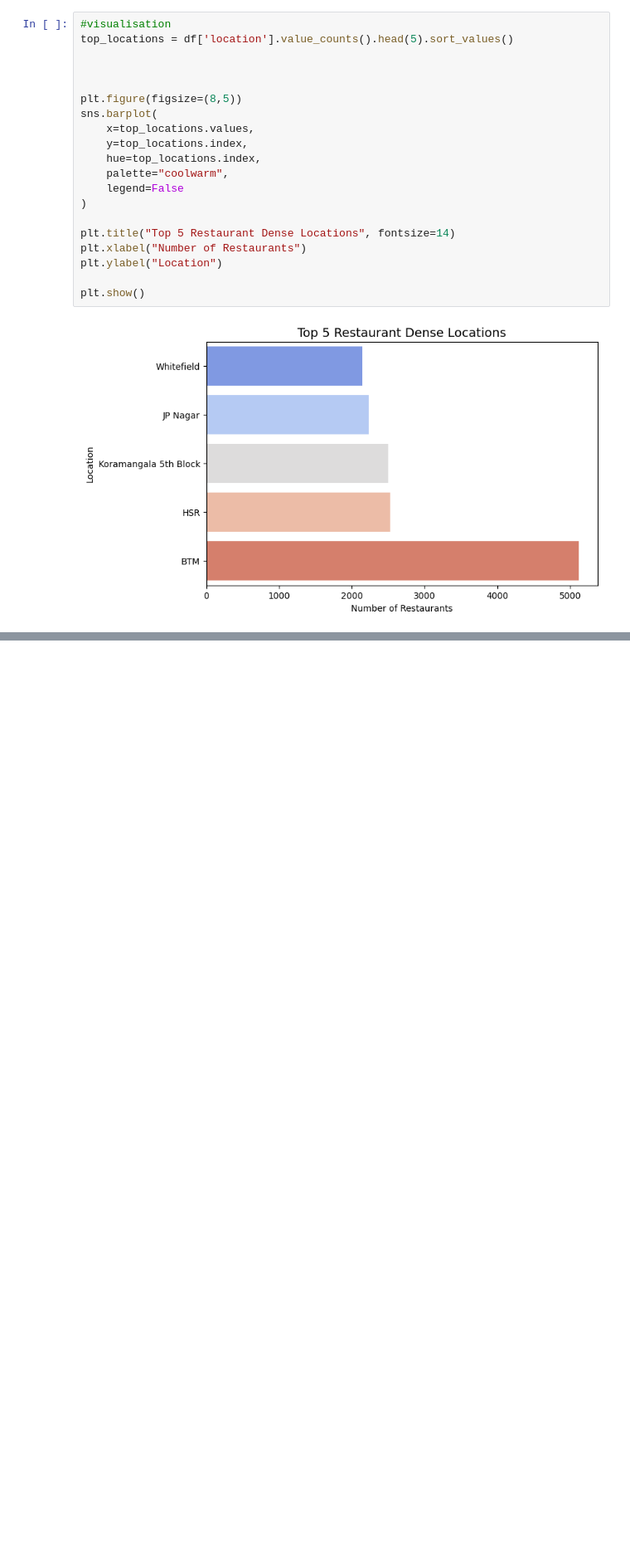
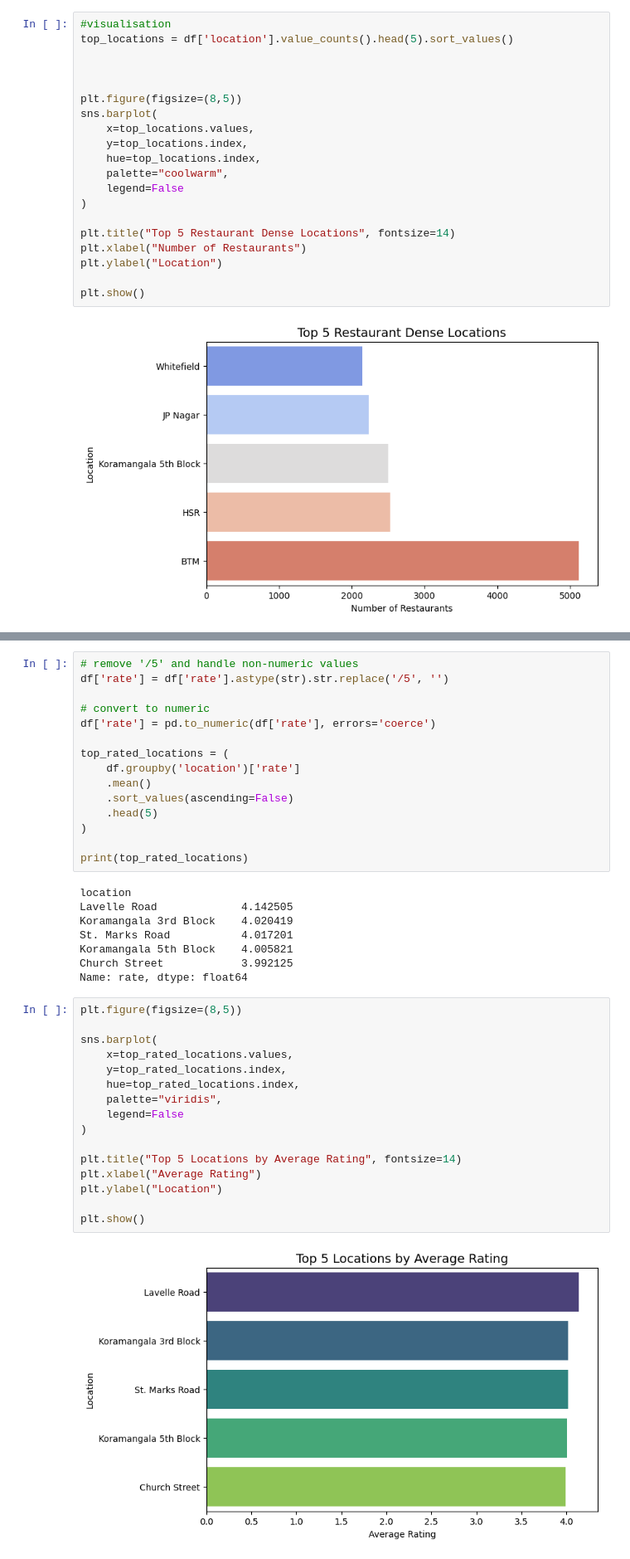
Before and after one commit to kan9667/zomato-ecosystem-analysis, a Jupyter notebook: zomato rest data analysis.ipynb, the cells around one changed output, grey strips where cells are left out. Shown at 83% size. Cells and saved outputs as stored; diff of their text form; blank space fills up the shorter version.

```diff
--- a/zomato rest data analysis.ipynb
+++ b/zomato rest data analysis.ipynb
@@ -135,0 +201,41 @@ plt.show()
+# %%
+# remove '/5' and handle non-numeric values
+df['rate'] = df['rate'].astype(str).str.replace('/5', '')
+
+# convert to numeric
+df['rate'] = pd.to_numeric(df['rate'], errors='coerce')
+
+top_rated_locations = (
+    df.groupby('location')['rate']
+    .mean()
+    .sort_values(ascending=False)
+    .head(5)
+)
+
+print(top_rated_locations)
+# %% [output]
+location
+Lavelle Road             4.142505
+Koramangala 3rd Block    4.020419
+St. Marks Road           4.017201
+Koramangala 5th Block    4.005821
+Church Street            3.992125
+Name: rate, dtype: float64
+# %%
+plt.figure(figsize=(8,5))
+
+sns.barplot(
+    x=top_rated_locations.values,
+    y=top_rated_locations.index,
+    hue=top_rated_locations.index,
+    palette="viridis",
+    legend=False
+)
+
+plt.title("Top 5 Locations by Average Rating", fontsize=14)
+plt.xlabel("Average Rating")
+plt.ylabel("Location")
+
+plt.show()
+# %% [output]
+[figure, added]
```
Also changed, not shown: parts of 5 cells of this notebook.
